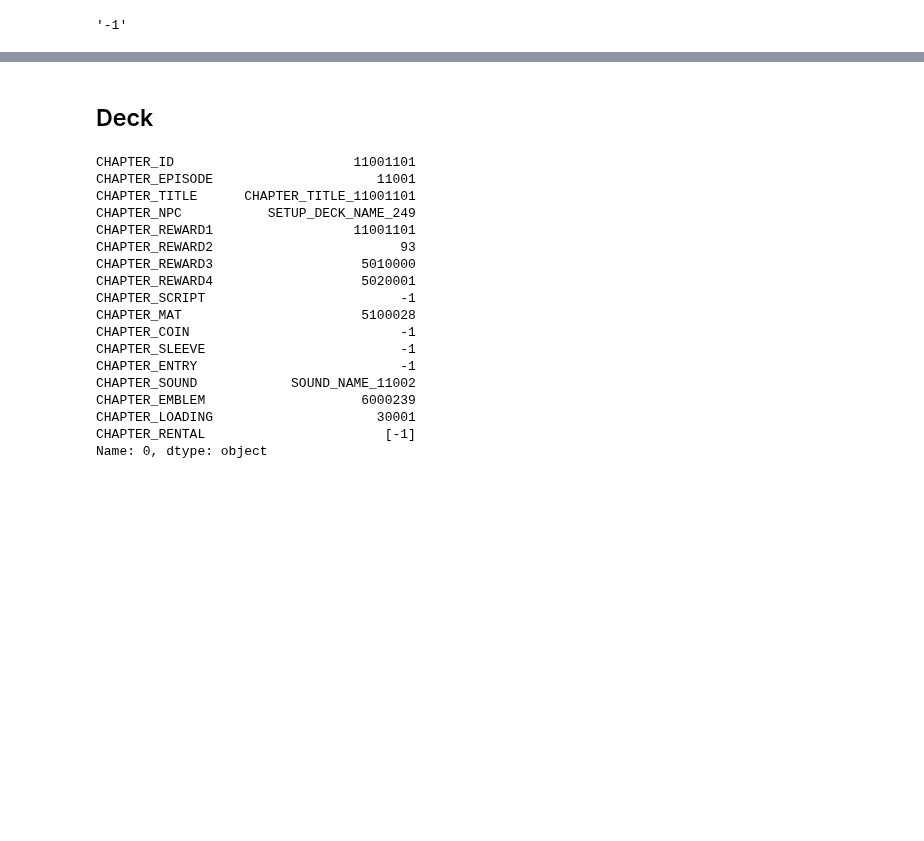
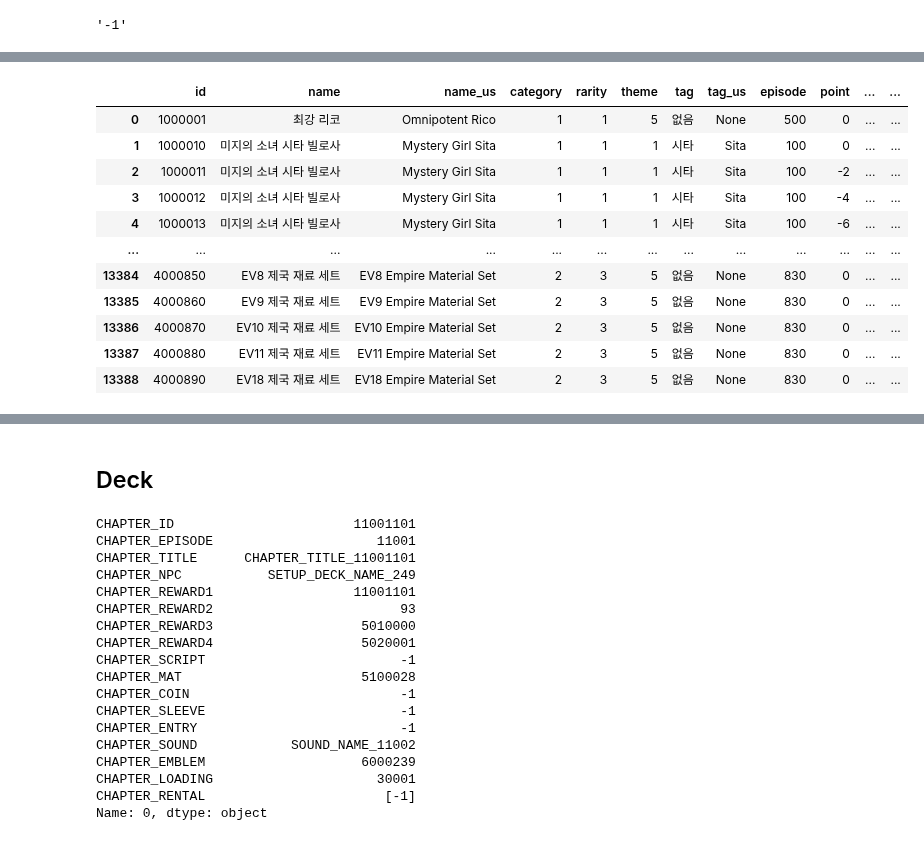
Before and after one commit to ryj0902/kanadb, a Jupyter notebook: dbupdater.ipynb, the cells around one changed output, grey strips where cells are left out. Drawn from its saved outputs; the diff is of its cells as text; code cells hidden in the pictures; blank space fills up the shorter version.

```diff
--- a/dbupdater.ipynb
+++ b/dbupdater.ipynb
@@ -235,0 +278,6 @@ True
+# %%
+def get_collect(card):
+    return card.CARD_COLLECT
+
+
+get_collect(test)
@@ -351,9 +361,13 @@ link
 # %% [output]
 '-1'
 # %%
-producible = product_table.loc[product_table["PRODUCT_ID"] == id][
-    "PRODUCT_MATERIAL1"
-].item()
-producible = True if producible != -1 else False
-producible
+def get_producible(id):
+    producible = product_table.loc[product_table["PRODUCT_ID"] == id][
+        "PRODUCT_MATERIAL1"
+    ].item()
+
+    return True if producible != -1 else False
+
+
+get_producible(id)
 # %% [output]
@@ -546,0 +375,58 @@ can only convert an array of size 1 to a Python scalar
+# %%
+# split_indices = [0, 3008, 6002, 9002, 99999]
+card_list = list()
+for card in tqdm(card_table.itertuples(), total=len(card_table)):
+    temp = dict()
+    id = card.CARD_ID
+    temp["id"] = id
+    name = card_table2.loc[card_table2["CARD_ID"] == id]["CARD_NAME"].item()
+    temp["name"], temp["name_us"] = get_name(id)
+
+    # omit image file not found
+    if id % 10 == 0 and not os.path.exists(f"../data/Texture2D/CARD_{id}.png"):
+        # print(id, temp['name'])
+        if id not in [2300670]:  # manually update lost image cards
+            continue
+
+    temp["category"] = get_category(card)
+    temp["rarity"] = get_rarity(card)
+    temp["theme"] = get_theme(card)
+    temp["tag"], temp["tag_us"] = get_tags(card)
+    temp["episode"] = get_episode(card)
+    (
+        temp["point"],
+        temp["size"],
+        temp["atk"],
+        temp["defs"],
+        temp["hp"],
+        temp["limit"],
+        temp["enhance"],
+    ) = get_stat(card)
+    temp["frame"] = get_frame(card)
+    temp["collect"] = get_collect(card)
+    temp["desc"], temp["desc_us"] = get_desc(id)
+    temp["skill_turn"], temp["skill_turn_us"] = get_skill(id, "TURN")
+    temp["skill_instance"], temp["skill_instance_us"] = get_skill(id, "INSTANCE")
+    temp["skill_attack"], temp["skill_attack_us"] = get_skill(id, "ATTACK")
+    temp["skill_defend"], temp["skill_defend_us"] = get_skill(id, "DEFEND")
+    temp["link"] = get_link(id)
+    temp["producible"] = get_producible(id)
+
+    temp["enh_prev"] = -1
+    temp["enh_next"] = -1
+    if temp["enhance"] != 0:
+        # if not special follower(Ver.), skip
+        if (
+            not os.path.exists(f'../data/Texture2D/CARD_{id-temp["enhance"]}.png')
+            and "Ver" not in temp["name"]
+        ):
+            continue
+        card_list[-1]["enh_next"] = id
+        temp["producible"] = card_list[-1]["producible"]
+        temp["enh_prev"] = card_list[-1]["id"]
+
+    card_list.append(temp)
+
+df_card = pd.DataFrame(card_list)
+df_card
+# %% [output]
@@ -546,0 +457,12 @@ can only convert an array of size 1 to a Python scalar
+|  | id | name | name_us | category | rarity | theme | tag | tag_us | episode | point | ... | ... |
+| 0 | 1000001 | 최강 리코 | Omnipotent Rico | 1 | 1 | 5 | 없음 | None | 500 | 0 | ... | ... |
+| 1 | 1000010 | 미지의 소녀 시타 빌로사 | Mystery Girl Sita | 1 | 1 | 1 | 시타 | Sita | 100 | 0 | ... | ... |
+| 2 | 1000011 | 미지의 소녀 시타 빌로사 | Mystery Girl Sita | 1 | 1 | 1 | 시타 | Sita | 100 | -2 | ... | ... |
+| 3 | 1000012 | 미지의 소녀 시타 빌로사 | Mystery Girl Sita | 1 | 1 | 1 | 시타 | Sita | 100 | -4 | ... | ... |
+| 4 | 1000013 | 미지의 소녀 시타 빌로사 | Mystery Girl Sita | 1 | 1 | 1 | 시타 | Sita | 100 | -6 | ... | ... |
+| ... | ... | ... | ... | ... | ... | ... | ... | ... | ... | ... | ... | ... |
+| 13384 | 4000850 | EV8 제국 재료 세트 | EV8 Empire Material Set | 2 | 3 | 5 | 없음 | None | 830 | 0 | ... | ... |
+| 13385 | 4000860 | EV9 제국 재료 세트 | EV9 Empire Material Set | 2 | 3 | 5 | 없음 | None | 830 | 0 | ... | ... |
+| 13386 | 4000870 | EV10 제국 재료 세트 | EV10 Empire Material Set | 2 | 3 | 5 | 없음 | None | 830 | 0 | ... | ... |
+| 13387 | 4000880 | EV11 제국 재료 세트 | EV11 Empire Material Set | 2 | 3 | 5 | 없음 | None | 830 | 0 | ... | ... |
+| 13388 | 4000890 | EV18 제국 재료 세트 | EV18 Empire Material Set | 2 | 3 | 5 | 없음 | None | 830 | 0 | ... | ... |
```
Also changed, not shown: parts of 35 cells of this notebook, 3 other files.
